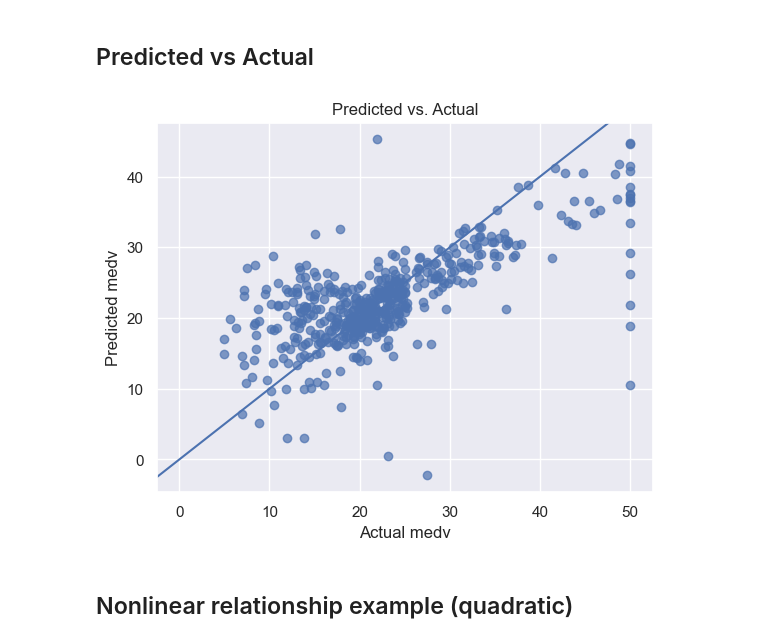
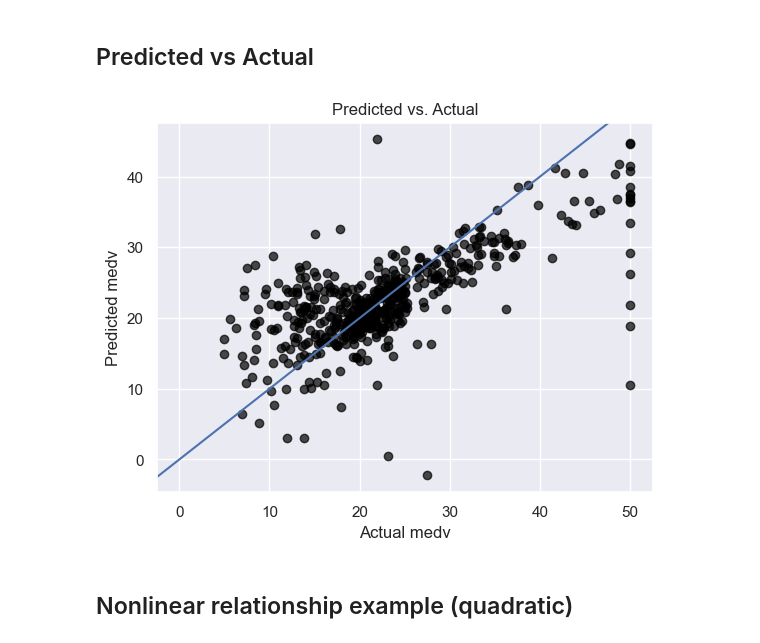
Before and after one commit to yinjunjun/datascience, a Jupyter notebook: dats2102/weekly/week10/Week10_relationships_modeling.ipynb, the cells around one changed output. Cells and saved outputs as stored; diff of their text form; code cells hidden in the pictures.

```diff
--- a/dats2102/weekly/week10/Week10_relationships_modeling.ipynb
+++ b/dats2102/weekly/week10/Week10_relationships_modeling.ipynb
@@ -143,18 +144,18 @@ plt.show()
 # %%
 X = sm.add_constant(df["rm"])
 y = df["medv"]
 model = sm.OLS(y, X).fit()
 pred = model.predict(X)
 
 plt.figure()
-plt.scatter(y, pred, alpha=0.7)
+plt.scatter(y, pred, alpha=0.7, color = "black")
 plt.xlabel("Actual medv")
 plt.ylabel("Predicted medv")
 plt.title("Predicted vs. Actual")
 plt.axline((0,0), slope=1)
 plt.show()
 # %% [output]
-[figure, old version]
+[figure, new version]
 # %% [markdown]
 ## Nonlinear relationship example (quadratic)
 # %%
```
Also changed, not shown: parts of 20 cells of this notebook, 2 other files.
